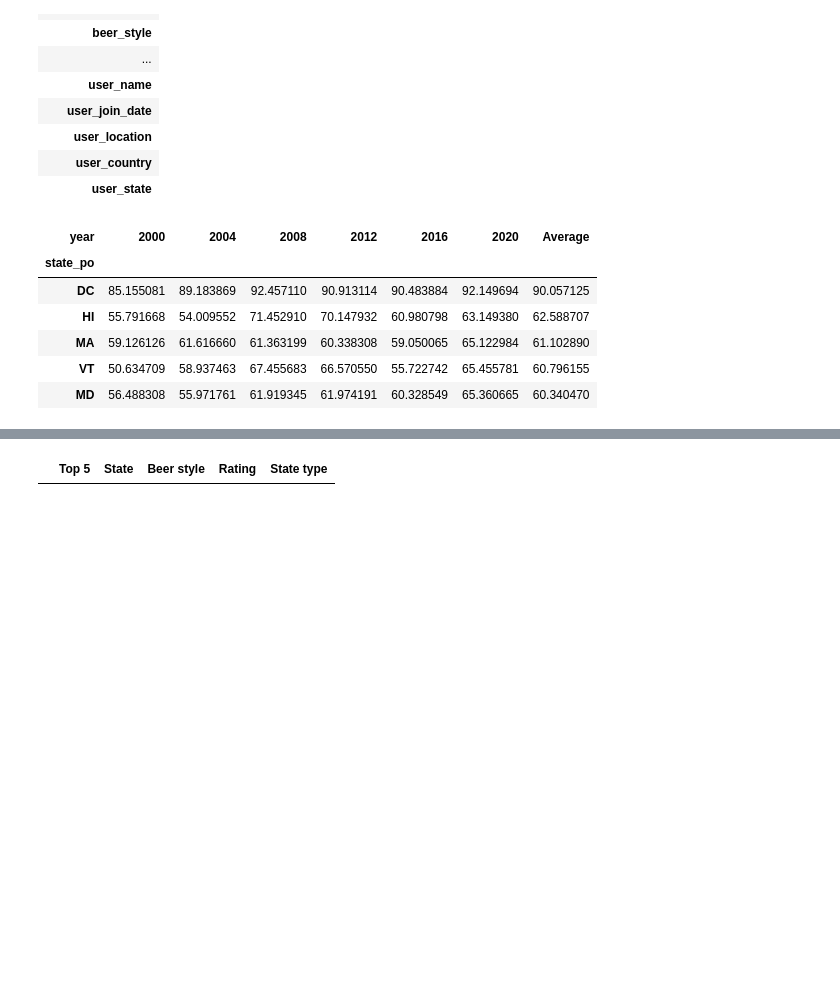
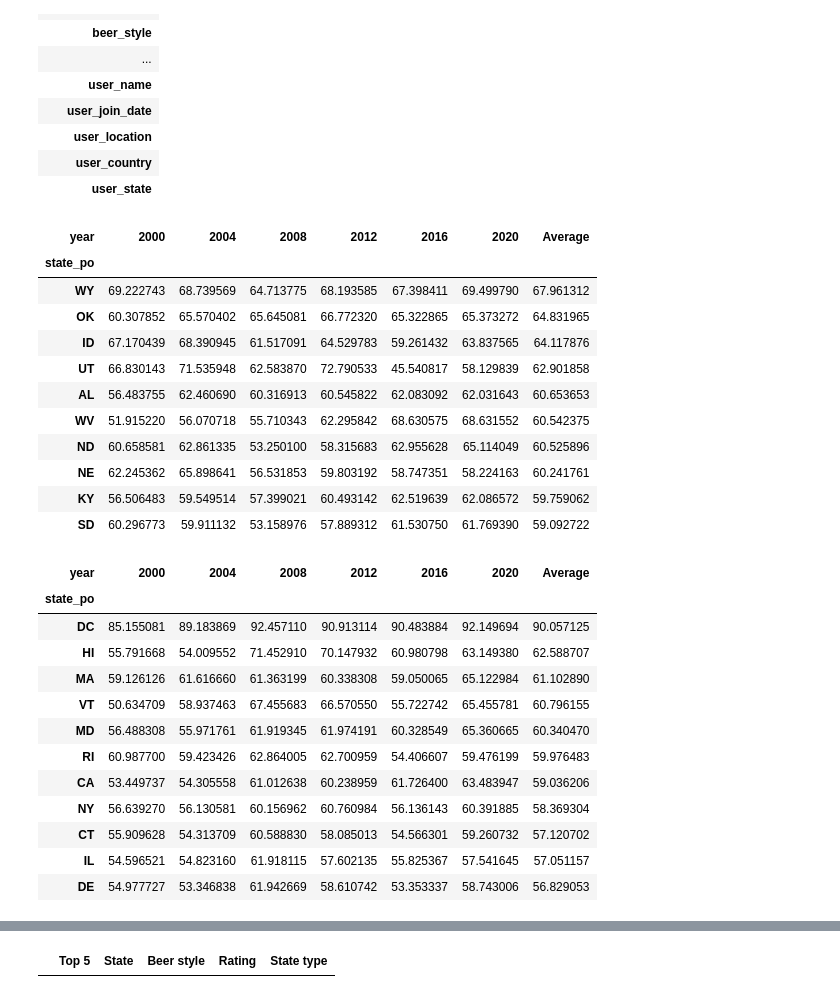
Before and after one commit to epfl-ada/ada-2024-project-casiervert952, a Jupyter notebook: analysis.ipynb, the cells around one changed output, grey strips where cells are left out. Saved outputs shown, nothing was run; the diff lists cells and outputs as text; code cells hidden in the pictures; blank space fills up the shorter version.

```diff
--- a/analysis.ipynb
+++ b/analysis.ipynb
@@ -730,18 +723,37 @@ display(RB_usa.sample(0).T)
 # %%
 #We use BeerAdvocate df here because a high majority of users comes from USA. Observations only on the top5 most republican/democrats states
 
 top5_republican = ['Wyoming','Oklahoma','Idaho', 'Utah','Alabama']
-top5_democrat = ['Washington','Hawaii', 'Massachusetts', 'Vermont', 'Maryland']
-rep_year_score_df.sort_values(by='Average',ascending=False).head()
-dem_year_score_df.sort_values(by='Average',ascending=False).head()
+top5_democrat = ['Rhode Island','Hawaii', 'Massachusetts', 'Vermont', 'Maryland']
+display(rep_year_score_df.sort_values(by='Average',ascending=False).head(10))
+display(dem_year_score_df.sort_values(by='Average',ascending=False).head(11))
+#DC is washington DC =/= state of washington, so we take Rhode island,RI
 # %% [output]
 | year | 2000 | 2004 | 2008 | 2012 | 2016 | 2020 | Average |
 | state_po |  |  |  |  |  |  |  |
-| DC | 85.155081 | 89.183869 | 92.457110 | 90.913114 | 90.483884 | 92.149694 | 90.057125 |
-| HI | 55.791668 | 54.009552 | 71.452910 | 70.147932 | 60.980798 | 63.149380 | 62.588707 |
-| MA | 59.126126 | 61.616660 | 61.363199 | 60.338308 | 59.050065 | 65.122984 | 61.102890 |
-| VT | 50.634709 | 58.937463 | 67.455683 | 66.570550 | 55.722742 | 65.455781 | 60.796155 |
-| MD | 56.488308 | 55.971761 | 61.919345 | 61.974191 | 60.328549 | 65.360665 | 60.340470 |
+| WY | 69.222743 | 68.739569 | 64.713775 | 68.193585 | 67.398411 | 69.499790 | 67.961312 |
+| OK | 60.307852 | 65.570402 | 65.645081 | 66.772320 | 65.322865 | 65.373272 | 64.831965 |
+| ID | 67.170439 | 68.390945 | 61.517091 | 64.529783 | 59.261432 | 63.837565 | 64.117876 |
+| UT | 66.830143 | 71.535948 | 62.583870 | 72.790533 | 45.540817 | 58.129839 | 62.901858 |
+| AL | 56.483755 | 62.460690 | 60.316913 | 60.545822 | 62.083092 | 62.031643 | 60.653653 |
+| WV | 51.915220 | 56.070718 | 55.710343 | 62.295842 | 68.630575 | 68.631552 | 60.542375 |
+| ND | 60.658581 | 62.861335 | 53.250100 | 58.315683 | 62.955628 | 65.114049 | 60.525896 |
+| NE | 62.245362 | 65.898641 | 56.531853 | 59.803192 | 58.747351 | 58.224163 | 60.241761 |
+| KY | 56.506483 | 59.549514 | 57.399021 | 60.493142 | 62.519639 | 62.086572 | 59.759062 |
+| SD | 60.296773 | 59.911132 | 53.158976 | 57.889312 | 61.530750 | 61.769390 | 59.092722 |
+| year | 2000 | 2004 | 2008 | 2012 | 2016 | 2020 | Average |
+| state_po |  |  |  |  |  |  |  |
+| DC | 85.155081 | 89.183869 | 92.457110 | 90.913114 | 90.483884 | 92.149694 | 90.057125 |
+| HI | 55.791668 | 54.009552 | 71.452910 | 70.147932 | 60.980798 | 63.149380 | 62.588707 |
+| MA | 59.126126 | 61.616660 | 61.363199 | 60.338308 | 59.050065 | 65.122984 | 61.102890 |
+| VT | 50.634709 | 58.937463 | 67.455683 | 66.570550 | 55.722742 | 65.455781 | 60.796155 |
+| MD | 56.488308 | 55.971761 | 61.919345 | 61.974191 | 60.328549 | 65.360665 | 60.340470 |
+| RI | 60.987700 | 59.423426 | 62.864005 | 62.700959 | 54.406607 | 59.476199 | 59.976483 |
+| CA | 53.449737 | 54.305558 | 61.012638 | 60.238959 | 61.726400 | 63.483947 | 59.036206 |
+| NY | 56.639270 | 56.130581 | 60.156962 | 60.760984 | 56.136143 | 60.391885 | 58.369304 |
+| CT | 55.909628 | 54.313709 | 60.588830 | 58.085013 | 54.566301 | 59.260732 | 57.120702 |
+| IL | 54.596521 | 54.823160 | 61.918115 | 57.602135 | 55.825367 | 57.541645 | 57.051157 |
+| DE | 54.977727 | 53.346838 | 61.942669 | 58.610742 | 53.353337 | 58.743006 | 56.829053 |
 # %%
 # democrats States
 pd_top5_democrat = pd.DataFrame({
```
Also changed, not shown: parts of 19 cells of this notebook.
